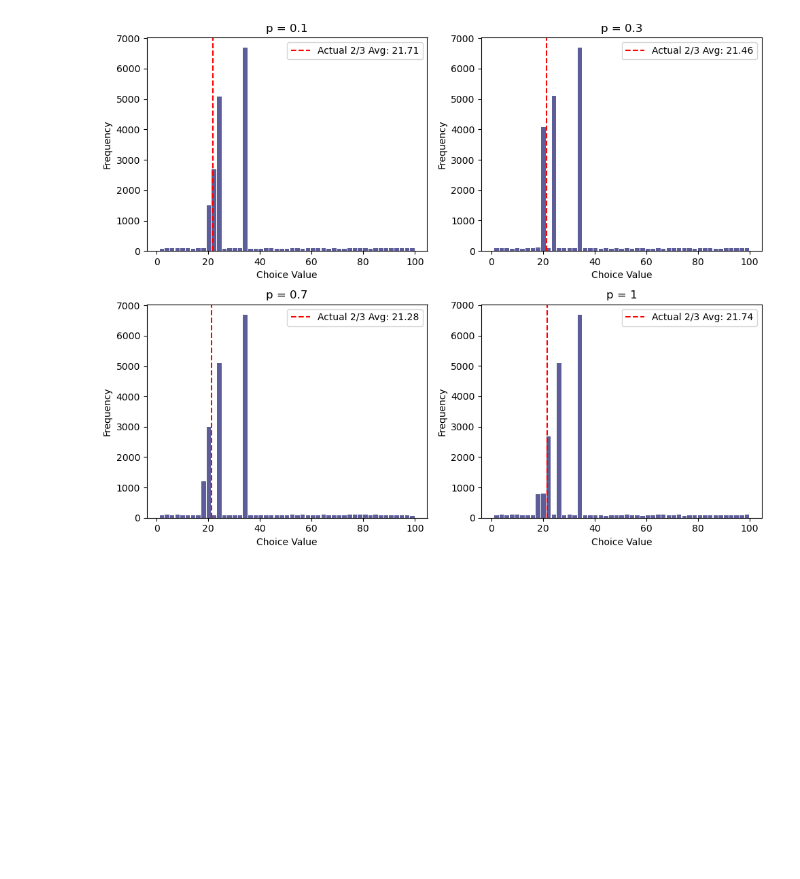
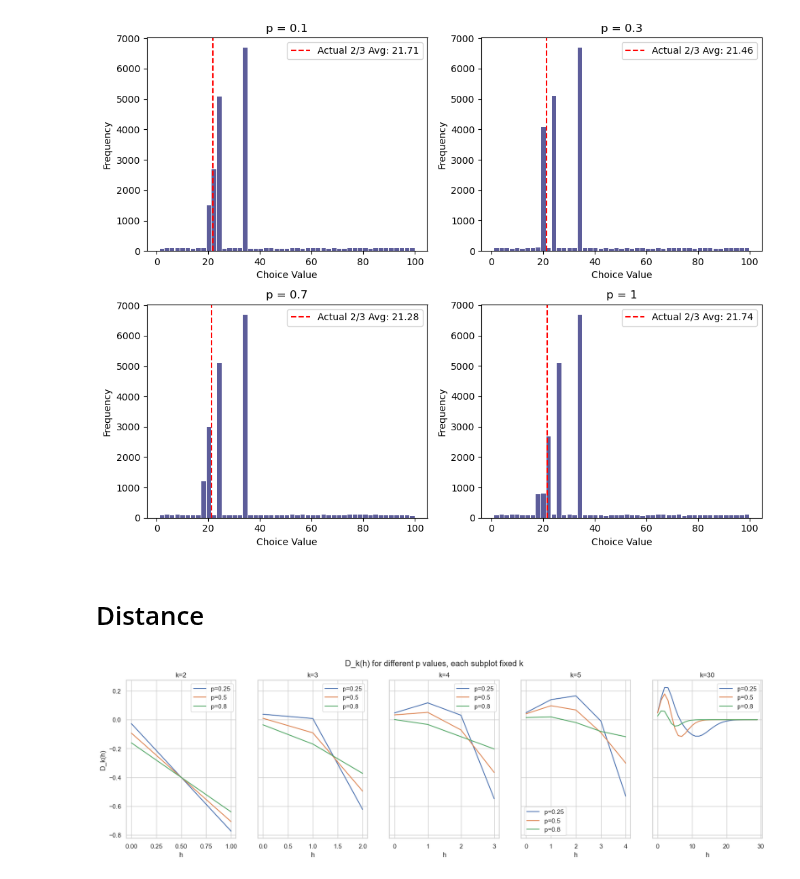
Before and after one commit to RamanEbrahimi/Research, a Jupyter notebook: K-level Network/k-level synthetic experiments.ipynb, the cells around one changed output. Cells and saved outputs as stored; diff of their text form; code cells hidden in the pictures; blank space fills up the shorter version.

```diff
--- a/K-level Network/k-level synthetic experiments.ipynb
+++ b/K-level Network/k-level synthetic experiments.ipynb
@@ -247,3 +247,64 @@ Average degree for p=0.3: 39.87
 Average degree for p=0.7: 39.68
 Average degree for p=1: 76.15
 [figure]
+# %% [markdown]
+# Distance
+# %%
+import numpy as np
+import matplotlib.pyplot as plt
+from mpl_toolkits.mplot3d import Axes3D
+import seaborn as sns
+from scipy.stats import poisson
+
+# Define the PMF f(h) using a Poisson distribution
+lambda_poisson = 3  # Average rate of the Poisson distribution
+def f(h):
+    return poisson.pmf(h, lambda_poisson)
+
+# Calculate g_k(h) using the given formula
+def g_k(h, k, p):
+    numerator = p**(k-h) * f(h)
+    # Ensure that the range of j is from 0 to k-1
+    denominator = sum(p**(k-j) * f(j) for j in range(k))
+    return numerator / denominator if denominator != 0 else 0
+
+# Compute D_k(h)
+def D_k(h, k, p):
+    return f(h) - g_k(h, k, p)
+
+# Values for p and k to plot
+p_values = [0.25, 0.5, 0.8]  # Different values for p
+k_values = [2, 3, 4, 5, 30]  # Different values for k, starting from 1 to avoid division by zero
+
+# Plotting using Seaborn
+sns.set(style="whitegrid")
+fig, axes = plt.subplots(1, len(k_values), figsize=(20, 5), sharey=True)
+fig.suptitle('D_k(h) for different p values, each subplot fixed k')
+
+for idx, k in enumerate(k_values):
+    h_values = list(range(k))
+    for p in p_values:
+        D_values = [D_k(h, k, p) for h in h_values]
+        sns.lineplot(ax=axes[idx], x=h_values, y=D_values, label=f'p={p}')
+    axes[idx].set_title(f'k={k}')
+    axes[idx].set_xlabel('h')
+    axes[idx].set_ylabel('D_k(h)' if idx == 0 else '')
+    axes[idx].legend()
+
+# # 3D Plot
+# fig = plt.figure(figsize=(12, 10))
+# ax = fig.add_subplot(111, projection='3d')
+# for p in p_values:
+#     for k in k_values:
+#         h_values = list(range(k))
+#         D_values = np.array([D_k(h, k, p) for h in h_values])
+#         ax.plot(h_values, [k]*len(h_values), D_values, label=f'p={p}, k={k}')
+# ax.set_xlabel('h')
+# ax.set_ylabel('k')
+# ax.set_zlabel('D_k(h)')
+# ax.set_title('3D Plot of D_k(h) for all p and k')
+# ax.legend()
+
+# plt.show()
+# %% [output]
+[figure, added]
```
Also changed, not shown: 5 other files.
